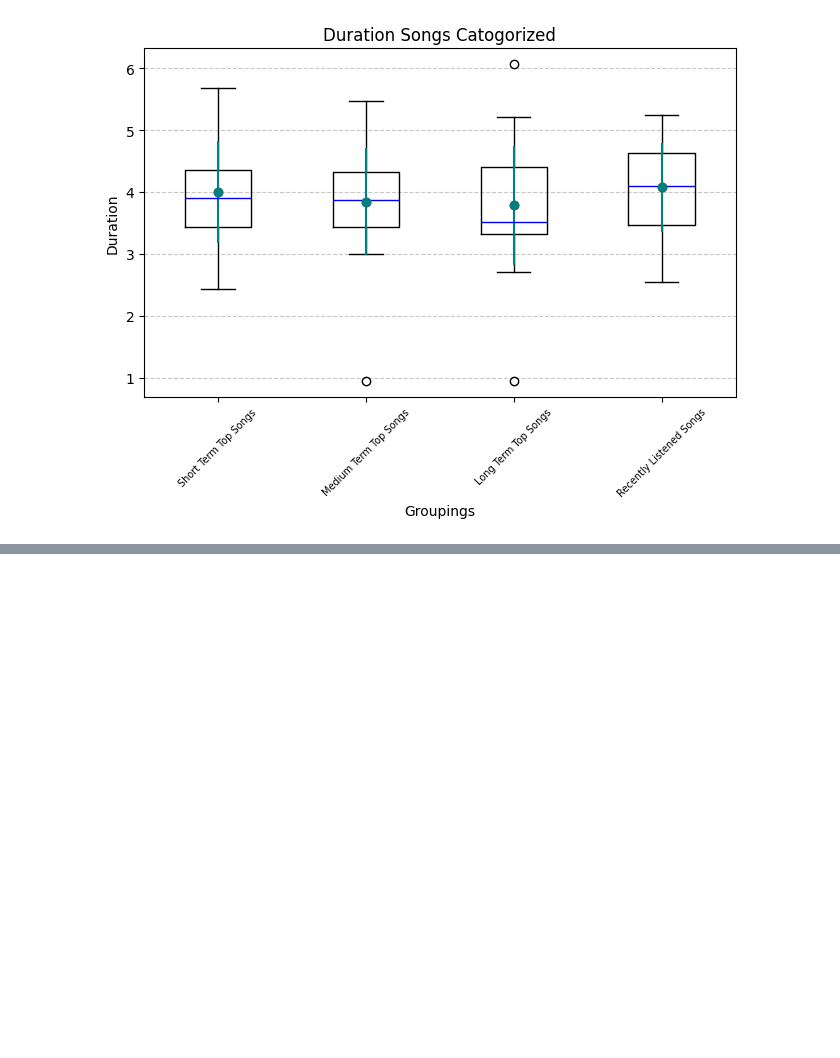
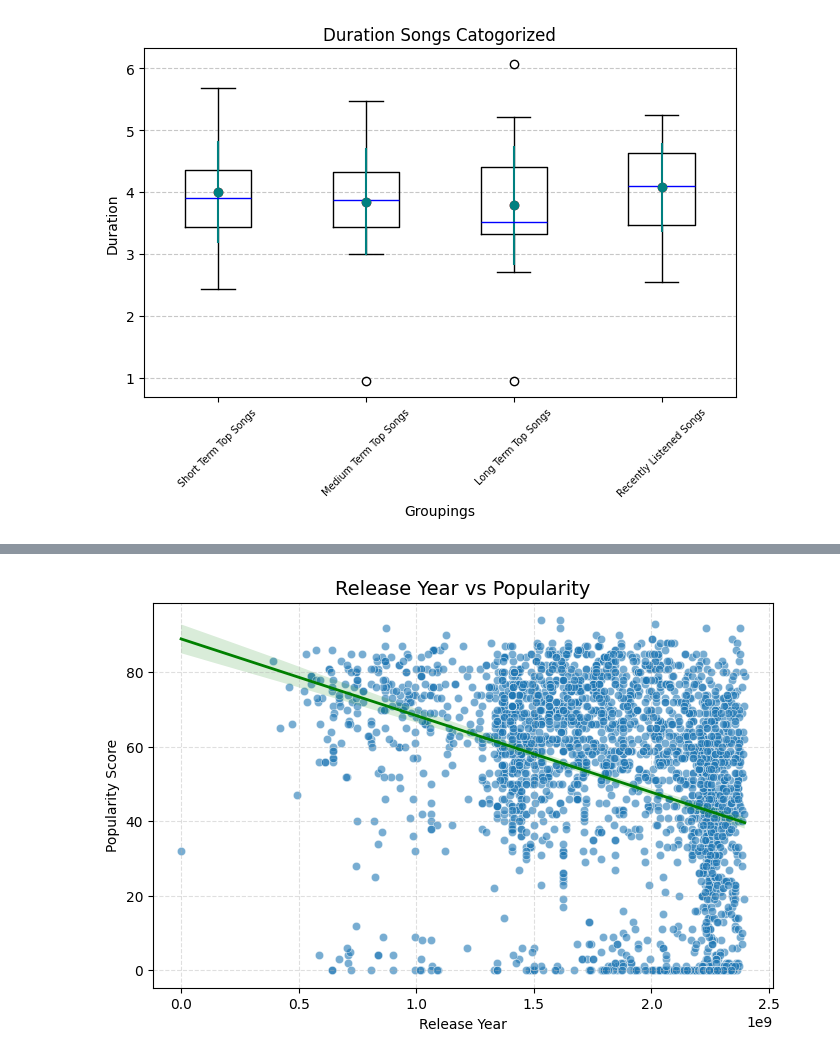
Before and after one commit to Triemeth/spotify, a Jupyter notebook: eda/eda.ipynb, the cells around one changed output, grey strips where cells are left out. Saved outputs shown, nothing was run; the diff lists cells and outputs as text; code cells hidden in the pictures; blank space fills up the shorter version.

```diff
--- a/eda/eda.ipynb
+++ b/eda/eda.ipynb
@@ -194,0 +309,11 @@ The green(teal) dot is the mean with the line being the standard deviation while
+# %%
+plt.figure(figsize=(8, 5))
+sns.scatterplot(data=all_tracks, x='release_date_sec', y='popularity_score', alpha=0.6)
+sns.regplot(data=all_tracks, x='release_date_sec', y='popularity_score', scatter=False, color='green', line_kws={'linewidth':2})
+plt.title("Release Year vs Popularity", fontsize=14)
+plt.xlabel("Release Year")
+plt.ylabel("Popularity Score")
+plt.grid(True, linestyle='--', alpha=0.4)
+plt.show()
+# %% [output]
+[figure, added]
```
Also changed, not shown: parts of 15 cells of this notebook, 1 other file.
